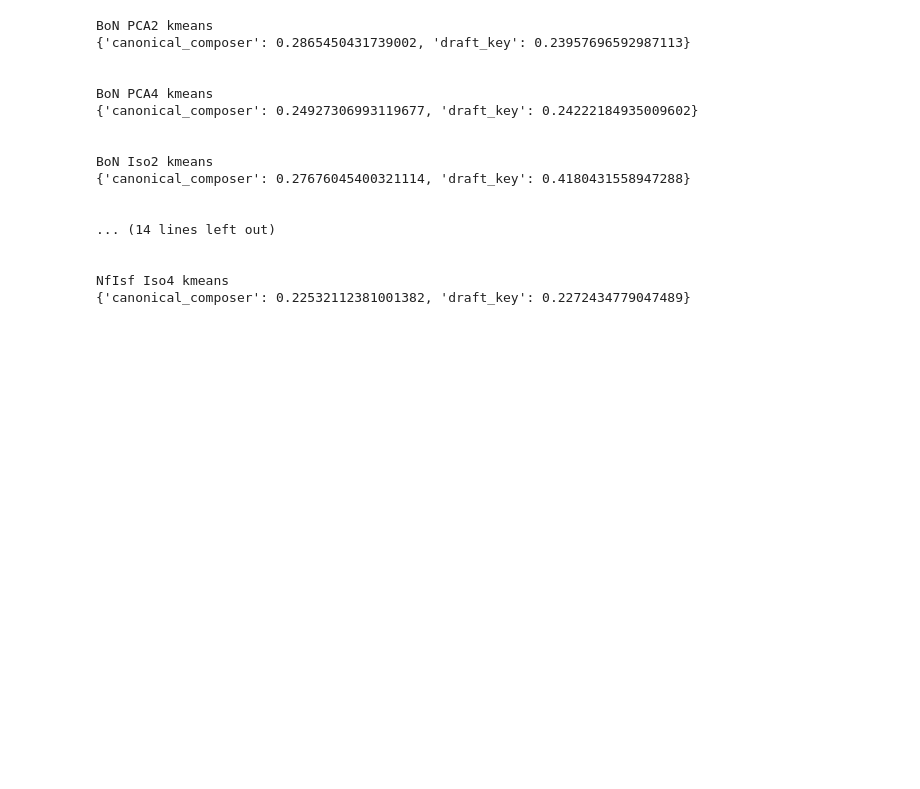
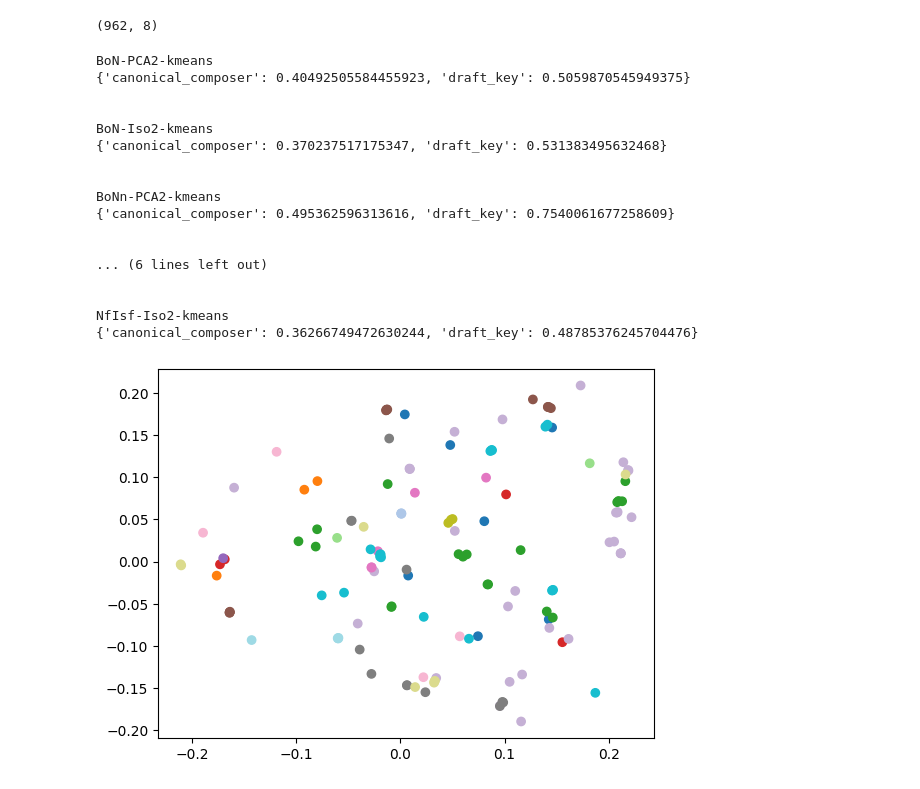
Before and after one commit to cloughurd/melodies, a Jupyter notebook: experiments/ModelCompare.ipynb, the cells around one changed output. Drawn from its saved outputs; the diff is of its cells as text; code cells hidden in the pictures; blank space fills up the shorter version.

```diff
--- a/experiments/ModelCompare.ipynb
+++ b/experiments/ModelCompare.ipynb
@@ -31,6 +32,10 @@ df.head()
 # %%
 train = df[df.split == 'train']
 validate = df[df.split == 'validation']
+# %%
+print(train.shape)
+# %% [output]
+(962, 8)
 # %%
 do_once = Pipeline([
     ('loader', MidiPathToDataFrame(data_dir)),
@@ -41,18 +46,21 @@ val_loaded = do_once.transform(validate.midi_filename)
 # %%
 vectorizers = [
     ('BoN', BagOfNotes(normalize=False)),
+    ('BoNn', BagOfNotes(normalize=True)),
+    # ('BoC', Pipeline([('Downsample', Downsampler()), ('BoC', BagOfChords2(time_threshold=30))])),
     ('NfIsf', NfIsf()),
 ]
 reducers = [
     ('PCA2', PCA(2)),
-    ('PCA4', PCA(4)),
+    # ('PCA4', PCA(4)),
     ('Iso2', Isomap(n_neighbors=15, n_components=2)),
-    ('Iso4', Isomap(n_neighbors=15, n_components=4)),
+    # ('Iso4', Isomap(n_neighbors=15, n_components=4)),
 ]
 clusterers = [
-    ('kmeans', KMeans(n_init=10, random_state=6740*42)),
+    ('kmeans', KMeans(n_clusters=20, n_init=10, random_state=6740*42)),
     # ('spectral', SpectralClustering())
 ]
+models = {}
 for v in vectorizers:
     for r in reducers:
         for c in clusterers:
@@ -61,27 +69,36 @@ for v in vectorizers:
                 r,
                 c,
             ])
+            p = clone(p)
             p.fit(train_loaded)
             clusters = p.predict(val_loaded)
             scores = evaluation.evaluate_clusters(clusters, validate[['canonical_composer', 'draft_key']])
-            print(v[0], r[0], c[0])
+            name = f'{v[0]}-{r[0]}-{c[0]}'
+            models[name] = p
+            print(name)
             print(scores)
             print('\n')
 # %% [output]
-BoN PCA2 kmeans
-{'canonical_composer': 0.2865450431739002, 'draft_key': 0.23957696592987113}
+BoN-PCA2-kmeans
+{'canonical_composer': 0.40492505584455923, 'draft_key': 0.5059870545949375}
 
 
-BoN PCA4 kmeans
-{'canonical_composer': 0.24927306993119677, 'draft_key': 0.24222184935009602}
+BoN-Iso2-kmeans
+{'canonical_composer': 0.370237517175347, 'draft_key': 0.531383495632468}
 
 
-BoN Iso2 kmeans
-{'canonical_composer': 0.27676045400321114, 'draft_key': 0.4180431558947288}
+BoNn-PCA2-kmeans
+{'canonical_composer': 0.495362596313616, 'draft_key': 0.7540061677258609}
 
 
-... (14 lines left out)
+... (6 lines left out)
 
 
-NfIsf Iso4 kmeans
-{'canonical_composer': 0.22532112381001382, 'draft_key': 0.2272434779047489}
+NfIsf-Iso2-kmeans
+{'canonical_composer': 0.36266749472630244, 'draft_key': 0.48785376245704476}
+# %%
+embeddings = models['BoNn-Iso2-kmeans'][:2].transform(val_loaded)
+plt.scatter(embeddings[:, 0], embeddings[:, 1], c=validate.canonical_composer.astype("category").cat.codes, cmap='tab20')
+plt.show()
+# %% [output]
+[figure, added]
```
Also changed, not shown: parts of 11 cells of this notebook, 2 other files.
